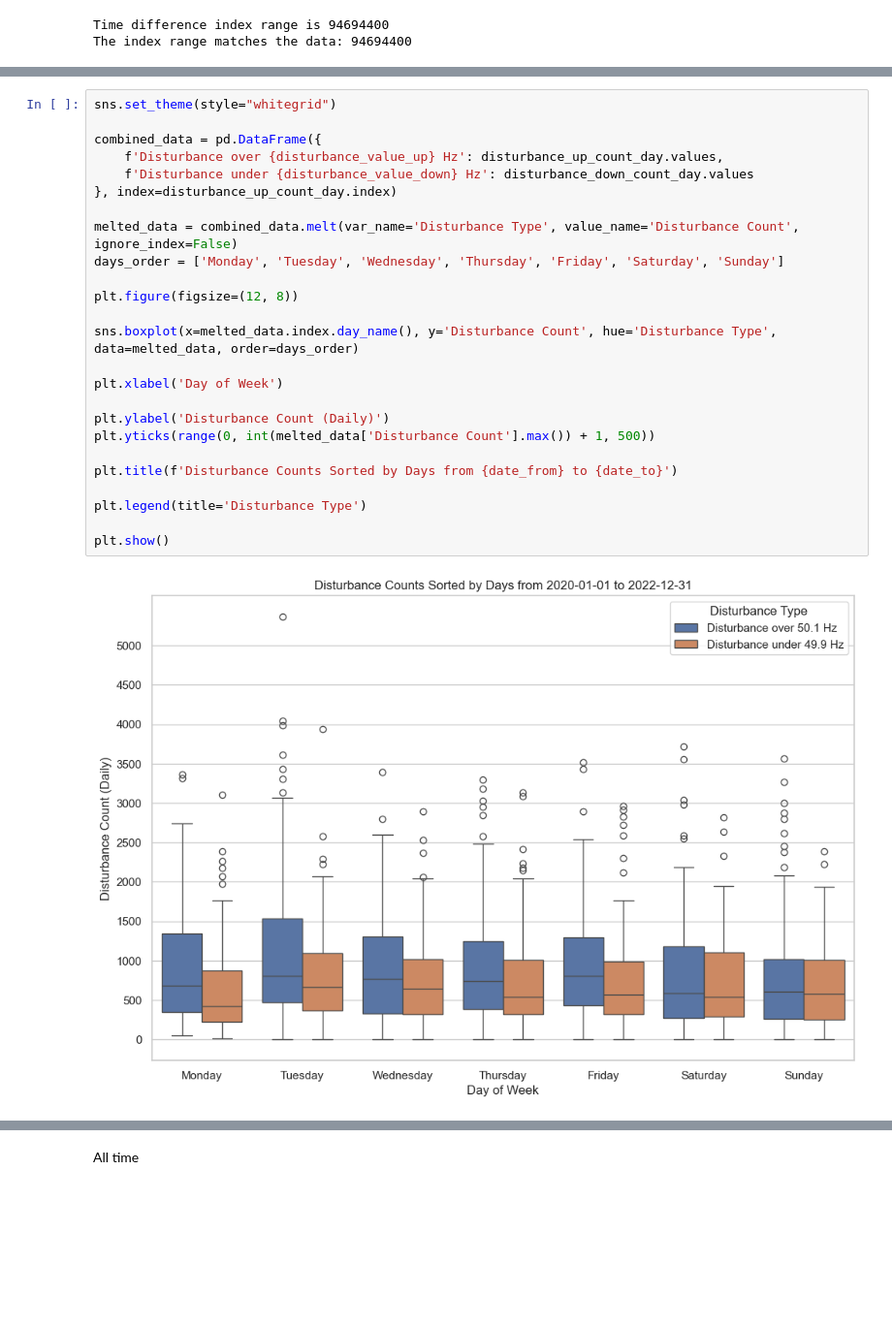
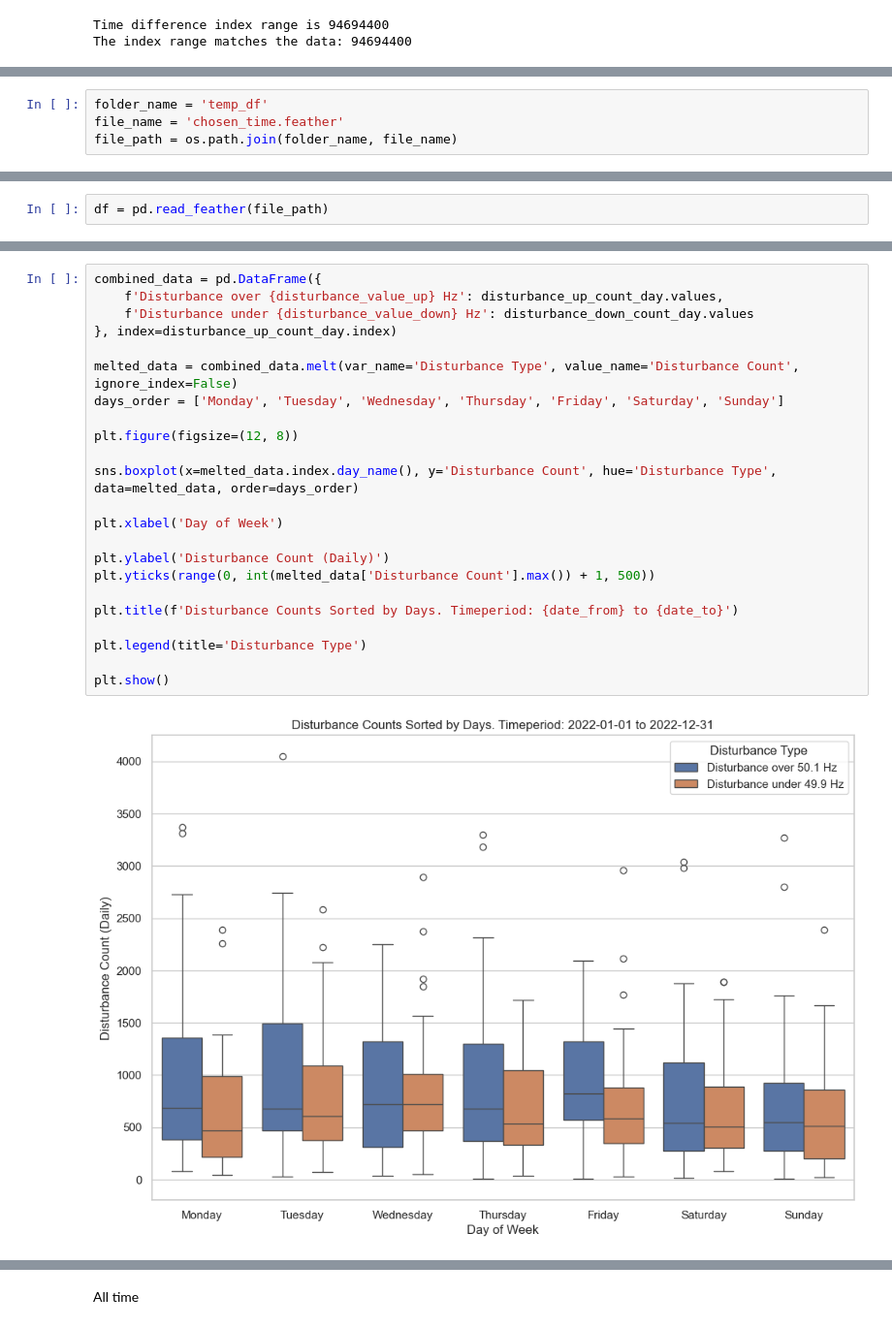
Before and after one commit to HermanCoding/frequency_deviation, a Jupyter notebook: visualize_data.ipynb, the cells around one changed output, grey strips where cells are left out. Shown at 97% size. Saved outputs shown, nothing was run; the diff lists cells and outputs as text; blank space fills up the shorter version.

Commit message:
refactoring and new graphs

```diff
--- a/visualize_data.ipynb
+++ b/visualize_data.ipynb
@@ -198,0 +199,4 @@ disturbance_down_duration_hour = df.groupby('hour')['deviation_down_duration'].m
+# %%
+folder_name = 'temp_df'
+file_name = 'chosen_time.feather'
+file_path = os.path.join(folder_name, file_name)
@@ -198,0 +205,2 @@ disturbance_down_duration_hour = df.groupby('hour')['deviation_down_duration'].m
+# %%
+df = pd.read_feather(file_path)
@@ -228,27 +267,25 @@ Day, week, month
 # %%
-sns.set_theme(style="whitegrid")
-
 combined_data = pd.DataFrame({
     f'Disturbance over {disturbance_value_up} Hz': disturbance_up_count_day.values,
     f'Disturbance under {disturbance_value_down} Hz': disturbance_down_count_day.values
 }, index=disturbance_up_count_day.index)
 
 melted_data = combined_data.melt(var_name='Disturbance Type', value_name='Disturbance Count', ignore_index=False)
 days_order = ['Monday', 'Tuesday', 'Wednesday', 'Thursday', 'Friday', 'Saturday', 'Sunday']
 
 plt.figure(figsize=(12, 8))
 
 sns.boxplot(x=melted_data.index.day_name(), y='Disturbance Count', hue='Disturbance Type', data=melted_data, order=days_order)
 
 plt.xlabel('Day of Week')
 
 plt.ylabel('Disturbance Count (Daily)')
 plt.yticks(range(0, int(melted_data['Disturbance Count'].max()) + 1, 500))
 
-plt.title(f'Disturbance Counts Sorted by Days from {date_from} to {date_to}')
+plt.title(f'Disturbance Counts Sorted by Days. Timeperiod: {date_from} to {date_to}')
 
 plt.legend(title='Disturbance Type')
 
 plt.show()
 # %% [output]
-[figure, old version]
+[figure, new version]
```
Also changed, not shown: parts of 54 cells of this notebook, 3 other files.
